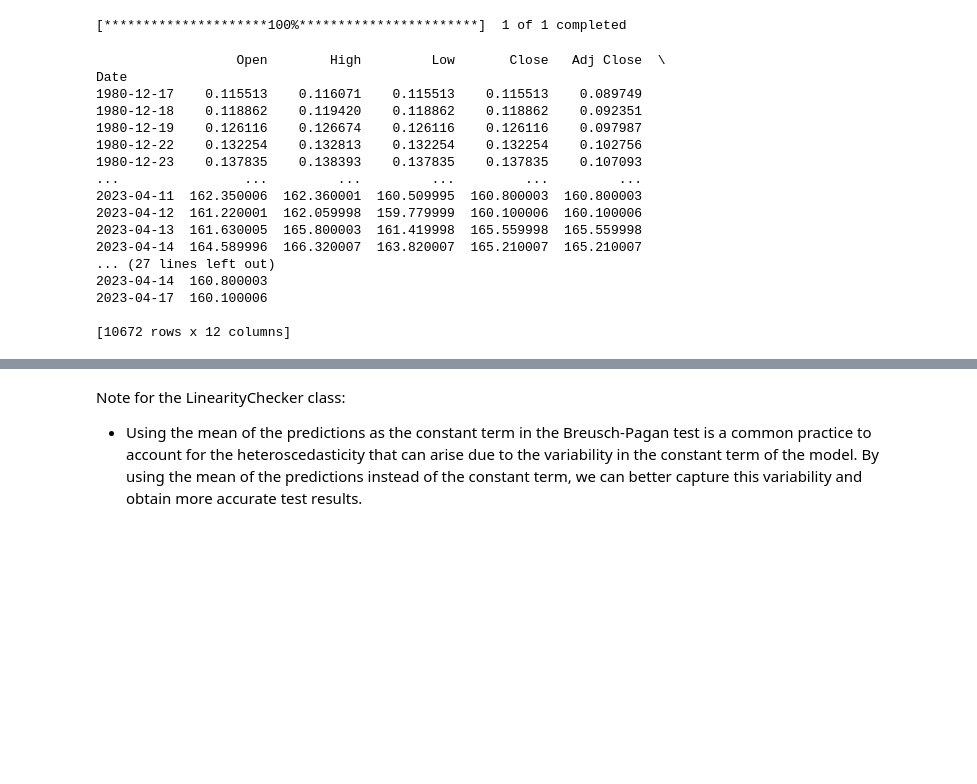
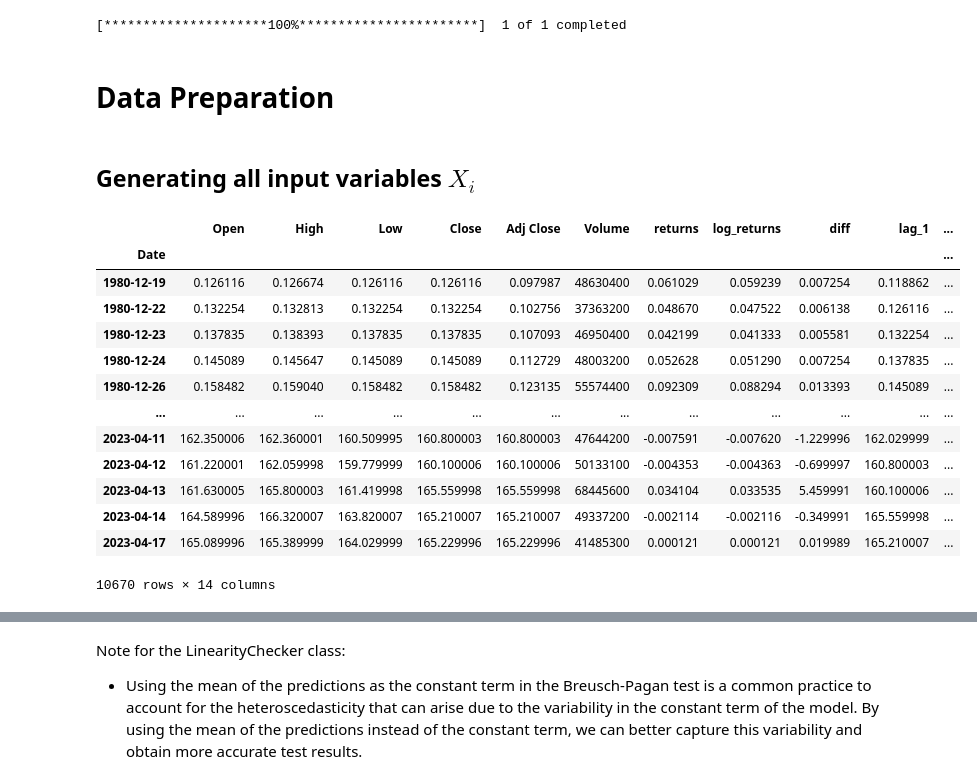
Before and after one commit to ViktorGakis/WebApps, a Jupyter notebook: TimeSeries Analysis/predict.ipynb, the cells around one changed output, grey strips where cells are left out. Saved outputs shown, nothing was run; the diff lists cells and outputs as text; code cells hidden in the pictures; blank space fills up the shorter version.

```diff
--- a/TimeSeries Analysis/predict.ipynb
+++ b/TimeSeries Analysis/predict.ipynb
@@ -47,53 +53,59 @@ A NumPy version >=1.16.5 and <1.23.0 is required for this version of SciPy (dete
 stock = Stock('AAPL')
 # %% [output]
 [*********************100%***********************]  1 of 1 completed
+# %% [markdown]
+# Data Preparation
+# %% [markdown]
+## Generating all input variables $X_i$
 # %%
-class TargetVariable:
-    def __init__(self, data, column='Close'):
-        self.data = data
-        self.column = column
+class InputVariables:
+    def __init__(self, data: DataFrame, col='Close', n_lags=5) -> None:
+        self.data: DataFrame = data
+        self.column: str = col
+        self.n_lags: int = n_lags
 
-    def calculate_returns(self):
+    def calculate_sma(self) -> None:
+        self.data["SMA15"] = self.data[self.column].rolling(15).mean()
+
+    def calculate_ema(self) -> None:
+        self.data["EWMA5"] = self.data[self.column].ewm(span=5).mean()
+
+    def calculate_returns(self) -> None:
         self.data['returns'] = self.data[self.column].pct_change()
 
-    def calculate_log_returns(self):
+    def calculate_log_returns(self) -> None:
         self.data['log_returns'] = np.log(self.data[self.column]) - np.log(self.data[self.column].shift(1))
 
-    def calculate_differencing(self):
+    def calculate_differencing(self) -> None:
         self.data['diff'] = self.data[self.column].diff()
 
-    def create_lag_features(self, n_lags):
-        for i in range(1, n_lags + 1):
+    def create_lag_features(self) -> None:
+        for i in range(1, self.n_lags + 1):
             self.data[f"lag_{i}"] = self.data[self.column].shift(i)
 
-    def generate_all(self, n_lags=5):
+    def generate_all(self) -> DataFrame:
         self.calculate_returns()
         self.calculate_log_returns()
         self.calculate_differencing()
-        self.create_lag_features(n_lags)
+        self.create_lag_features()
         return self.data.dropna()
-
-# Usage example:
-data = pd.DataFrame({"close": [100, 101, 102, 104, 106, 108]})
-
-tv = TargetVariable(stock.data)
-all_representations = tv.generate_all(n_lags=3)
-print(all_representations)
-# %% [output]
-                  Open        High         Low       Close   Adj Close  \
-Date
-1980-12-17    0.115513    0.116071    0.115513    0.115513    0.089749
-1980-12-18    0.118862    0.119420    0.118862    0.118862    0.092351
-1980-12-19    0.126116    0.126674    0.126116    0.126116    0.097987
-1980-12-22    0.132254    0.132813    0.132254    0.132254    0.102756
-1980-12-23    0.137835    0.138393    0.137835    0.137835    0.107093
-...                ...         ...         ...         ...         ...
-2023-04-11  162.350006  162.360001  160.509995  160.800003  160.800003
-2023-04-12  161.220001  162.059998  159.779999  160.100006  160.100006
-2023-04-13  161.630005  165.800003  161.419998  165.559998  165.559998
-2023-04-14  164.589996  166.320007  163.820007  165.210007  165.210007
-... (27 lines left out)
-2023-04-14  160.800003
-2023-04-17  160.100006
-
-[10672 rows x 12 columns]
+# %%
+# Usage example:
+tv = InputVariables(stock.data)
+all_representations = tv.generate_all()
+all_representations
+# %% [output]
+|  | Open | High | Low | Close | Adj Close | Volume | returns | log_returns | diff | lag_1 | ... |
+| Date |  |  |  |  |  |  |  |  |  |  | ... |
+| 1980-12-19 | 0.126116 | 0.126674 | 0.126116 | 0.126116 | 0.097987 | 48630400 | 0.061029 | 0.059239 | 0.007254 | 0.118862 | ... |
+| 1980-12-22 | 0.132254 | 0.132813 | 0.132254 | 0.132254 | 0.102756 | 37363200 | 0.048670 | 0.047522 | 0.006138 | 0.126116 | ... |
+| 1980-12-23 | 0.137835 | 0.138393 | 0.137835 | 0.137835 | 0.107093 | 46950400 | 0.042199 | 0.041333 | 0.005581 | 0.132254 | ... |
+| 1980-12-24 | 0.145089 | 0.145647 | 0.145089 | 0.145089 | 0.112729 | 48003200 | 0.052628 | 0.051290 | 0.007254 | 0.137835 | ... |
+| 1980-12-26 | 0.158482 | 0.159040 | 0.158482 | 0.158482 | 0.123135 | 55574400 | 0.092309 | 0.088294 | 0.013393 | 0.145089 | ... |
+| ... | ... | ... | ... | ... | ... | ... | ... | ... | ... | ... | ... |
+| 2023-04-11 | 162.350006 | 162.360001 | 160.509995 | 160.800003 | 160.800003 | 47644200 | -0.007591 | -0.007620 | -1.229996 | 162.029999 | ... |
+| 2023-04-12 | 161.220001 | 162.059998 | 159.779999 | 160.100006 | 160.100006 | 50133100 | -0.004353 | -0.004363 | -0.699997 | 160.800003 | ... |
+| 2023-04-13 | 161.630005 | 165.800003 | 161.419998 | 165.559998 | 165.559998 | 68445600 | 0.034104 | 0.033535 | 5.459991 | 160.100006 | ... |
+| 2023-04-14 | 164.589996 | 166.320007 | 163.820007 | 165.210007 | 165.210007 | 49337200 | -0.002114 | -0.002116 | -0.349991 | 165.559998 | ... |
+| 2023-04-17 | 165.089996 | 165.389999 | 164.029999 | 165.229996 | 165.229996 | 41485300 | 0.000121 | 0.000121 | 0.019989 | 165.210007 | ... |
+10670 rows × 14 columns
```
Also changed, not shown: parts of 34 cells of this notebook.
